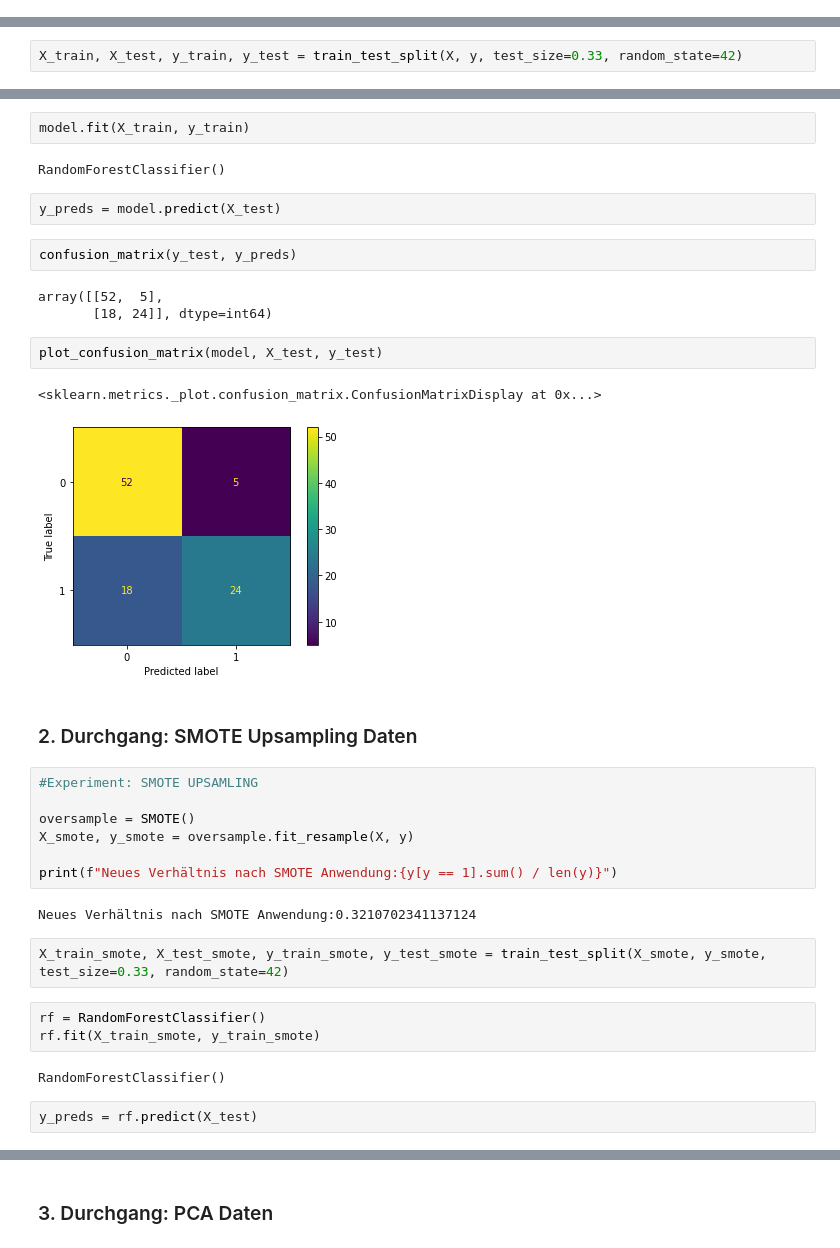
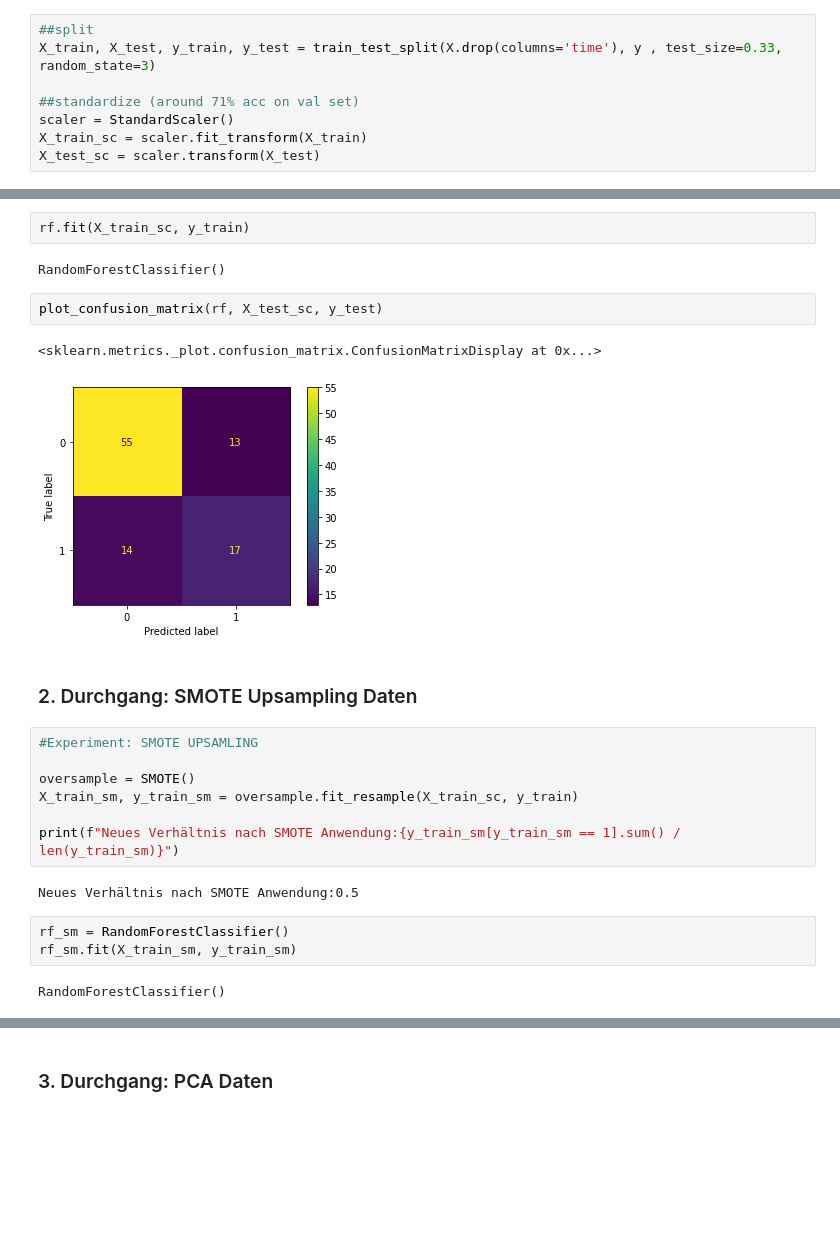
Before and after one commit to jopagel/Heart-Failure, a Jupyter notebook: RandomForest.ipynb, the cells around one changed output, grey strips where cells are left out. Saved outputs shown, nothing was run; the diff lists cells and outputs as text; blank space fills up the shorter version.

Commit message:
include Standardization of Data

```diff
--- a/RandomForest.ipynb
+++ b/RandomForest.ipynb
@@ -36 +39,9 @@ Verhältnis positiver vs negativer Ausprägungen in der Zielvariable: 0.32107023
+# %%
+##split
+X_train, X_test, y_train, y_test = train_test_split(X.drop(columns='time'), y , test_size=0.33, random_state=3)
+
+##standardize (around 71% acc on val set)
+scaler = StandardScaler()
+X_train_sc = scaler.fit_transform(X_train)
+X_test_sc = scaler.transform(X_test)
 # %% [markdown]
@@ -38,3 +49 @@ Verhältnis positiver vs negativer Ausprägungen in der Zielvariable: 0.32107023
-# %%
-X_train, X_test, y_train, y_test = train_test_split(X, y, test_size=0.33, random_state=42)
 # %%
@@ -42,37 +51,26 @@ model = RandomForestClassifier()
 # %%
-model.fit(X_train, y_train)
+rf.fit(X_train_sc, y_train)
 # %% [output]
 RandomForestClassifier()
-# %%
-y_preds = model.predict(X_test)
-# %%
-confusion_matrix(y_test, y_preds)
-# %% [output]
-array([[52,  5],
-       [18, 24]], dtype=int64)
 # %%
-plot_confusion_matrix(model, X_test, y_test)
+plot_confusion_matrix(rf, X_test_sc, y_test)
 # %% [output]
 <sklearn.metrics._plot.confusion_matrix.ConfusionMatrixDisplay at 0x...>
-[figure, old version]
+[figure, new version]
 # %% [markdown]
 ### 2. Durchgang: SMOTE Upsampling Daten
 # %%
 #Experiment: SMOTE UPSAMLING
 
 oversample = SMOTE()
-X_smote, y_smote = oversample.fit_resample(X, y)
+X_train_sm, y_train_sm = oversample.fit_resample(X_train_sc, y_train)
 
-print(f"Neues Verhältnis nach SMOTE Anwendung:{y[y == 1].sum() / len(y)}")
+print(f"Neues Verhältnis nach SMOTE Anwendung:{y_train_sm[y_train_sm == 1].sum() / len(y_train_sm)}")
 # %% [output]
-Neues Verhältnis nach SMOTE Anwendung:0.3210702341137124
+Neues Verhältnis nach SMOTE Anwendung:0.5
-# %%
-X_train_smote, X_test_smote, y_train_smote, y_test_smote = train_test_split(X_smote, y_smote, test_size=0.33, random_state=42)
-# %%
-rf = RandomForestClassifier()
-rf.fit(X_train_smote, y_train_smote)
-# %% [output]
-RandomForestClassifier()
-# %%
-y_preds = rf.predict(X_test)
+# %%
+rf_sm = RandomForestClassifier()
+rf_sm.fit(X_train_sm, y_train_sm)
+# %% [output]
+RandomForestClassifier()
 # %%
```
Also changed, not shown: parts of 12 cells of this notebook.
